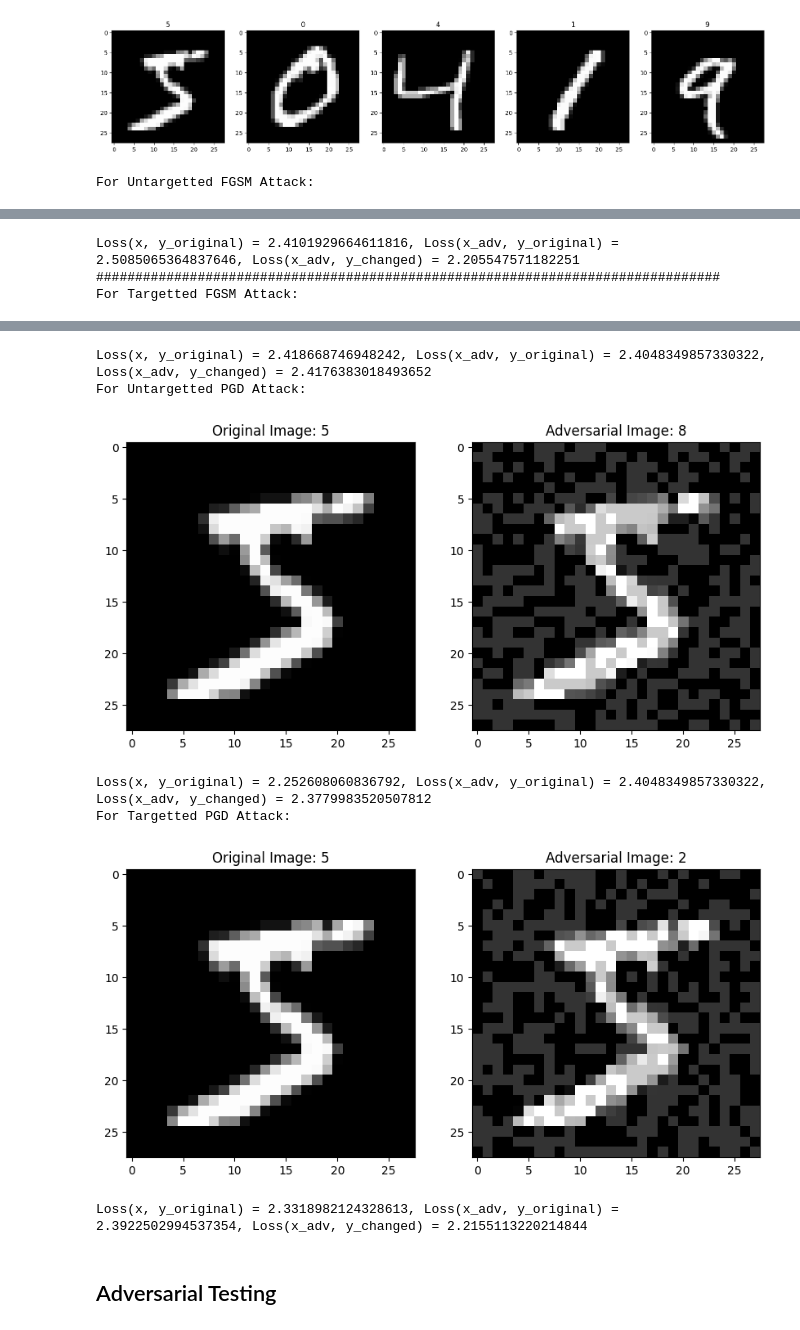
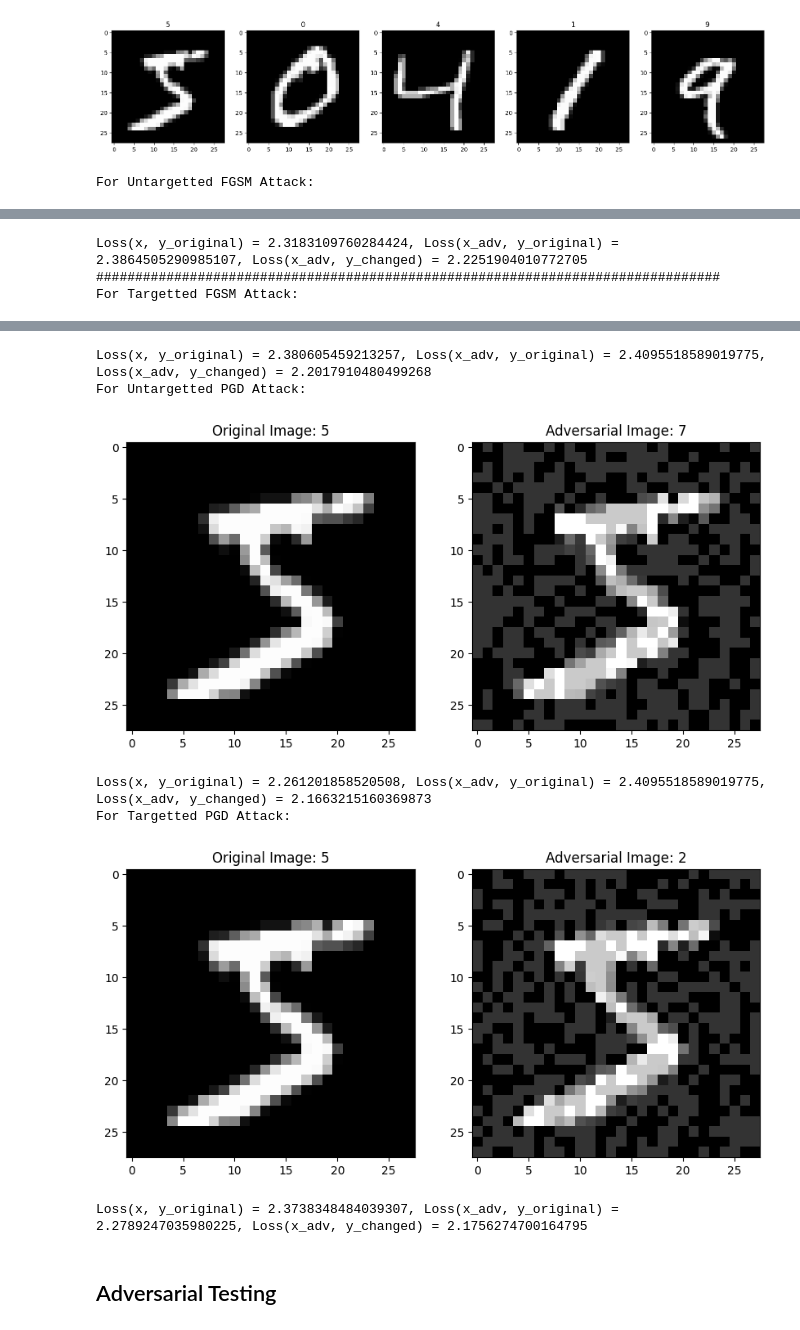
Before and after one commit to HarshK23/RSAI-Project, a Jupyter notebook: InitCode.ipynb, the cells around one changed output, grey strips where cells are left out. Saved outputs shown, nothing was run; the diff lists cells and outputs as text; code cells hidden in the pictures.

```diff
--- a/InitCode.ipynb
+++ b/InitCode.ipynb
@@ -61,12 +61,7 @@ model2 = MyModel(1, 32, 10).to(device)
 model3 = MyModel(1, 32, 10).to(device)
 model4 = MyModel(1, 32, 10).to(device)
 
-loader = DataLoader(train_data, batch_size=1 ,transform=transforms.Compose([
-            transforms.ToTensor(),
-            transforms.Normalize((0.1307,), (0.3081,)),
-            ]))
-
-
+loader = DataLoader(train_data, batch_size=1)
 e = 0.2
 
 # Applying untargetted_fgsm attack
@@ -103,7 +98,7 @@ model2.zero_grad()
 loss.backward()
 x_grad = x.grad.data
 # Perturb the input with FGSM
-x_adv = x + e * x_grad.sign()
+x_adv = x - e * x_grad.sign()
 x_adv = torch.clamp(x_adv, 0, 1)
 scores_adv = model2(x_adv)
 print("For Targetted FGSM Attack:")
@@ -150,7 +145,7 @@ for i in range(20):
     model4.zero_grad()
     loss.backward()
     x_grad = x.grad.data
-    x_adv = x + e * x_grad.sign()
+    x_adv = x - e * x_grad.sign()
     x_adv = torch.clamp(x_adv, 0, 1)
 scores_adv = model4(x_adv)
 _, preds = scores_adv.max(1)
@@ -168,3 +163,3 @@ For Untargetted FGSM Attack:
-Loss(x, y_original) = 2.4101929664611816, Loss(x_adv, y_original) = 2.5085065364837646, Loss(x_adv, y_changed) = 2.205547571182251
+Loss(x, y_original) = 2.3183109760284424, Loss(x_adv, y_original) = 2.3864505290985107, Loss(x_adv, y_changed) = 2.2251904010772705
 ################################################################################
 For Targetted FGSM Attack:
@@ -172,10 +167,10 @@ For Targetted FGSM Attack:
-Loss(x, y_original) = 2.418668746948242, Loss(x_adv, y_original) = 2.4048349857330322, Loss(x_adv, y_changed) = 2.4176383018493652
+Loss(x, y_original) = 2.380605459213257, Loss(x_adv, y_original) = 2.4095518589019775, Loss(x_adv, y_changed) = 2.2017910480499268
 For Untargetted PGD Attack:
-[figure, old version]
+[figure, new version]
-Loss(x, y_original) = 2.252608060836792, Loss(x_adv, y_original) = 2.4048349857330322, Loss(x_adv, y_changed) = 2.3779983520507812
+Loss(x, y_original) = 2.261201858520508, Loss(x_adv, y_original) = 2.4095518589019775, Loss(x_adv, y_changed) = 2.1663215160369873
 For Targetted PGD Attack:
-[figure, old version]
+[figure, new version]
-Loss(x, y_original) = 2.3318982124328613, Loss(x_adv, y_original) = 2.3922502994537354, Loss(x_adv, y_changed) = 2.2155113220214844
+Loss(x, y_original) = 2.3738348484039307, Loss(x_adv, y_original) = 2.2789247035980225, Loss(x_adv, y_changed) = 2.1756274700164795
 # %%
 def check_acc(data, model, loss_fn):
     n_samples = 0
```
Also changed, not shown: parts of 10 cells of this notebook.
